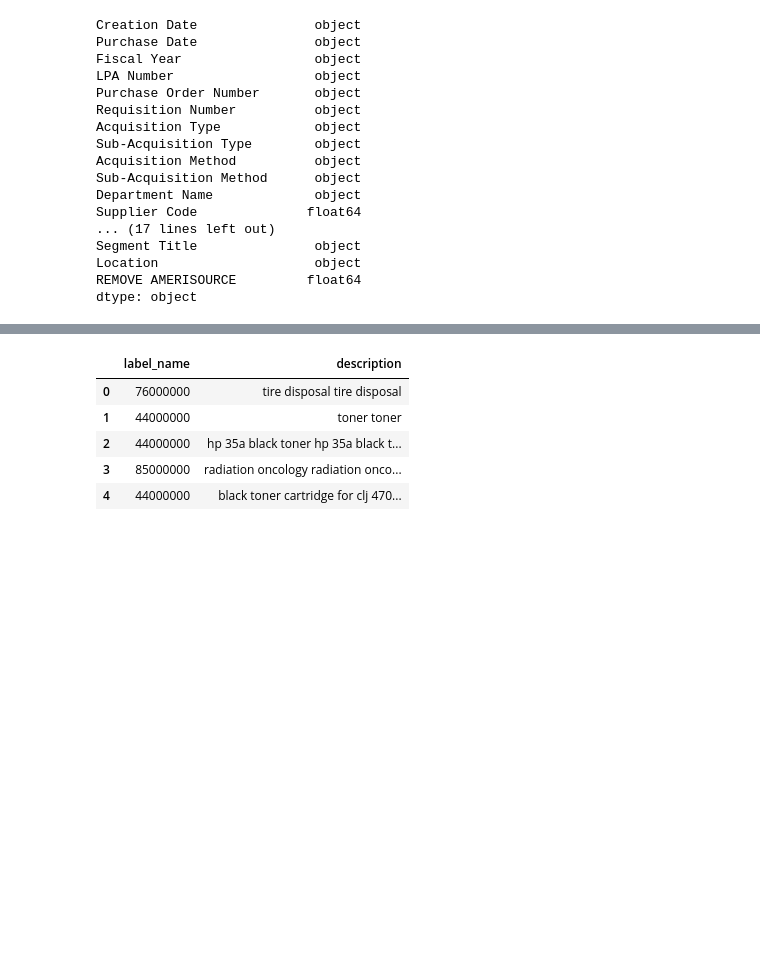
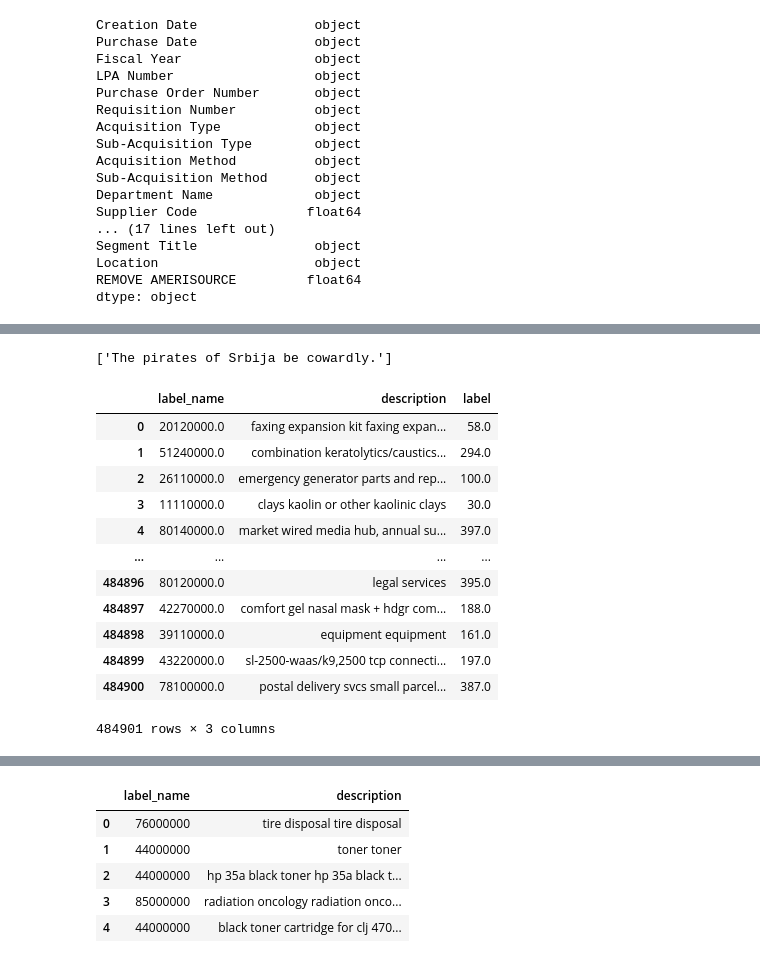
Before and after one commit to mgray39/unspsc-classification, a Jupyter notebook: running_notebook.ipynb, the cells around one changed output, grey strips where cells are left out. Cells and saved outputs as stored; diff of their text form; code cells hidden in the pictures; blank space fills up the shorter version.

Commit message:
adding augmentation code and information from the gpu running on local

```diff
--- a/running_notebook.ipynb
+++ b/running_notebook.ipynb
@@ -421,0 +433,23 @@ dtype: object
+# %%
+aug.augment('The pirates of Serbia are cowardly.')
+# %% [output]
+['The pirates of Srbija be cowardly.']
+# %%
+import pandas as pd
+train_df = pd.read_csv('./prepared_data/family_train.csv')
+# %%
+train_df
+# %% [output]
+|  | label_name | description | label |
+| 0 | 20120000.0 | faxing expansion kit faxing expan... | 58.0 |
+| 1 | 51240000.0 | combination keratolytics/caustics... | 294.0 |
+| 2 | 26110000.0 | emergency generator parts and rep... | 100.0 |
+| 3 | 11110000.0 | clays kaolin or other kaolinic clays | 30.0 |
+| 4 | 80140000.0 | market wired media hub, annual su... | 397.0 |
+| ... | ... | ... | ... |
+| 484896 | 80120000.0 | legal services | 395.0 |
+| 484897 | 42270000.0 | comfort gel nasal mask + hdgr com... | 188.0 |
+| 484898 | 39110000.0 | equipment equipment | 161.0 |
+| 484899 | 43220000.0 | sl-2500-waas/k9,2500 tcp connecti... | 197.0 |
+| 484900 | 78100000.0 | postal delivery svcs small parcel... | 387.0 |
+484901 rows × 3 columns
```
Also changed, not shown: parts of 26 cells of this notebook, 3 other files.
